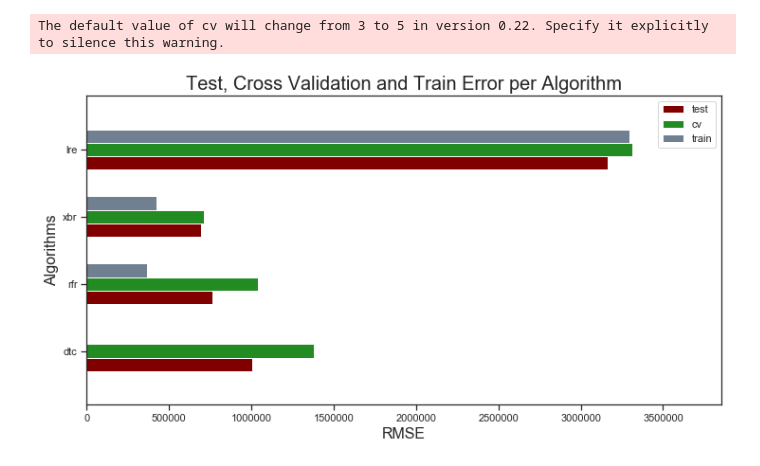
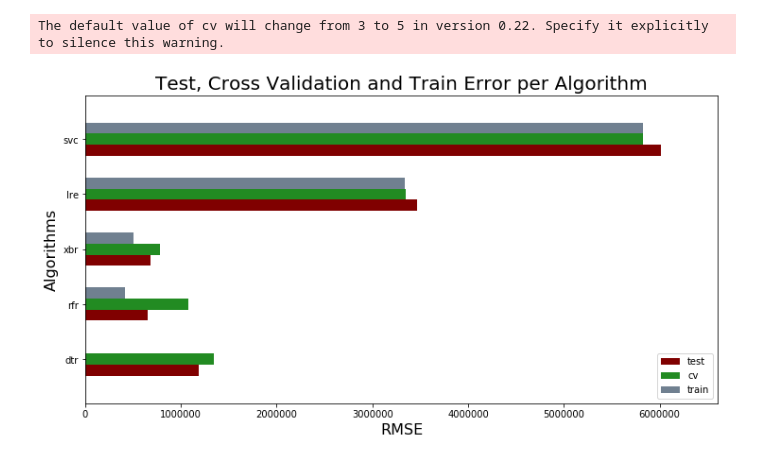
Before and after one commit to nazihkalo/FIFA19-Scouting-Analysis, a Jupyter notebook: 200-Bid_Prediction.ipynb, the cells around one changed output. Saved outputs shown, nothing was run; the diff lists cells and outputs as text; code cells hidden in the pictures.

Commit message:
Finalized prediction model and results.csv
Finalized feature selection and parameter tuning, selected final model and predicted bid recommendation

```diff
--- a/200-Bid_Prediction.ipynb
+++ b/200-Bid_Prediction.ipynb
@@ -647,10 +507,11 @@ test_predictors_val = scaler.fit_transform(test_predictors_val)
 # %%
-dtc=DecisionTreeRegressor()
+dtr=DecisionTreeRegressor()
 rfr=RandomForestRegressor()
 xbr=xgb.XGBRegressor()
 lre=LinearRegression()
+svr=SVR()
 
-models = [dtc,rfr,xbr,lre]
+models = [dtr,rfr,xbr,lre,svr]
 
 for mod in models:
     mod.fit(train_predictors_val, train_target_val)
@@ -667,7 +529,7 @@ test_error = []
 for mod in models:
     y_pred = mod.predict(test_predictors_val)
     mse_mod = MSE(test_target_val, y_pred)
-    rmse_mod = mse_mod**(1/2)
+    rmse_mod = round(mse_mod**(1/2))
     test_error.append(rmse_mod)
 # %%
 cv_error=[]
@@ -675,7 +537,7 @@ cv_error=[]
 for mod in models:
     MSE_cv_error = -cross_val_score(mod, train_predictors_val,
                                     train_target_val, scoring='neg_mean_squared_error', n_jobs=-1)
-    RMSE_cv = (MSE_cv_error.mean())**(1/2)
+    RMSE_cv = round((MSE_cv_error.mean())**(1/2))
     cv_error.append(RMSE_cv)
 # %% [output]
 The default value of cv will change from 3 to 5 in version 0.22. Specify it explicitly to silence this warning.
@@ -686,32 +548,31 @@ train_error=[]
 for mod in models:
     y_pred = mod.predict(train_predictors_val)
     mse_mod = MSE(train_target_val, y_pred)
-    rmse_mod = mse_mod**(1/2)
+    rmse_mod = round(mse_mod**(1/2))
     train_error.append(rmse_mod)
 # %%
-model_names = ['dtc','rfr','xbr','lre']
+model_names = ['dtr','rfr','xbr','lre','svc']
 
 error = pd.DataFrame(dict(graph=model_names,test_error=test_error, cv_error=cv_error, train_error=train_error))
-#error = pd.DataFrame(dict(graph=model_names,test_error=test_error, train_error=train_error))
 
 ind = np.arange(len(error))
 width = 0.2
 
 fig, ax = plt.subplots(figsize=(12,6))
 ax.barh(ind, error.test_error, width, color='maroon', label='test')
 ax.barh(ind + width, error.cv_error, width, color='forestgreen', label='cv')
 ax.barh(ind + 2*width, error.train_error, width, color='slategrey', label='train')
-ax.set_xlim(0, max(error.test_error)+min(error.test_error))
+ax.set_xlim(0, max(error.cv_error)+min(error.cv_error))
 plt.xlabel('RMSE', fontsize=16)
 plt.ylabel('Algorithms', fontsize=16)
 plt.title('Test, Cross Validation and Train Error per Algorithm',fontsize=20)
 
 ax.set(yticks=ind + width, yticklabels=error.graph, ylim=[2*width - 1, len(error)])
 ax.legend()
 
 plt.show()
 # %% [output]
-[figure, old version]
+[figure, new version]
 # %%
 error
 # %% [output]
```
Also changed, not shown: parts of 199 cells of this notebook, 1 other file.
